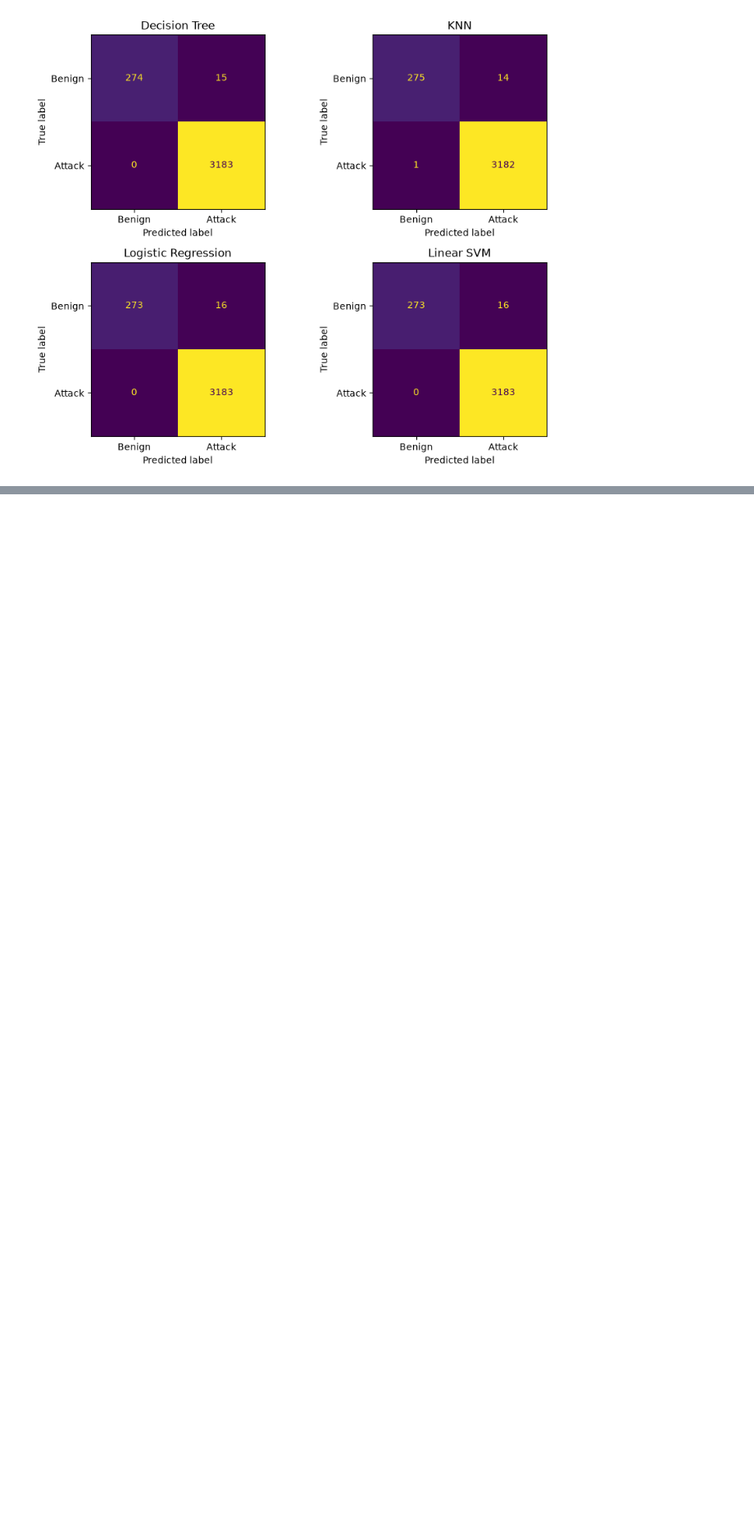
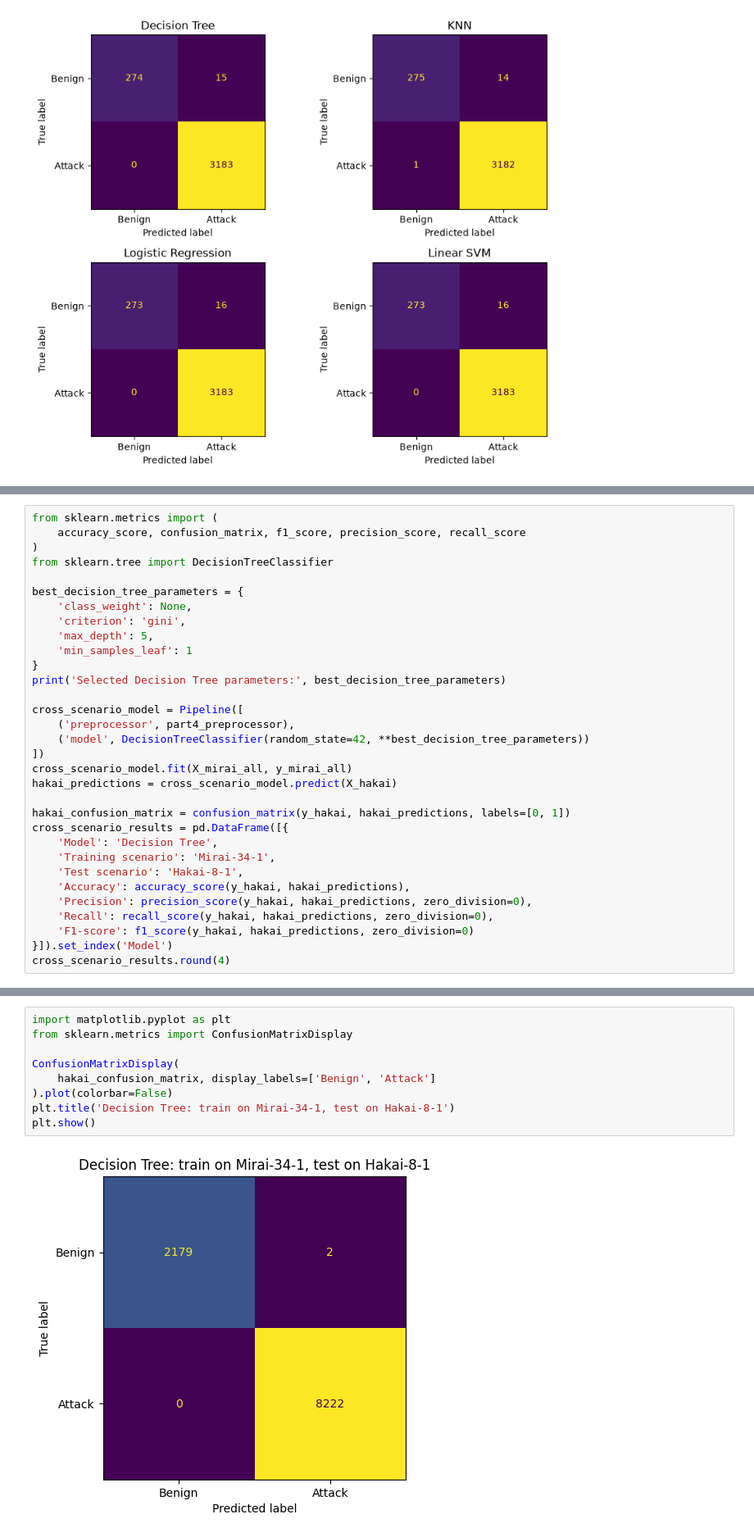
Before and after one commit to JVSutter/IoT-Security-Labs, a Jupyter notebook: INF6953QE_Lab1/lab1.ipynb, the cells around one changed output, grey strips where cells are left out. Shown at 82% size. Drawn from its saved outputs; the diff is of its cells as text; blank space fills up the shorter version.

Commit message:
Add test for Decision Tree on a different scenario

```diff
--- a/INF6953QE_Lab1/lab1.ipynb
+++ b/INF6953QE_Lab1/lab1.ipynb
@@ -284,0 +382,32 @@ plt.show()
+# %%
+from sklearn.metrics import (
+    accuracy_score, confusion_matrix, f1_score, precision_score, recall_score
+)
+from sklearn.tree import DecisionTreeClassifier
+
+best_decision_tree_parameters = {
+    'class_weight': None,
+    'criterion': 'gini',
+    'max_depth': 5,
+    'min_samples_leaf': 1
+}
+print('Selected Decision Tree parameters:', best_decision_tree_parameters)
+
+cross_scenario_model = Pipeline([
+    ('preprocessor', part4_preprocessor),
+    ('model', DecisionTreeClassifier(random_state=42, **best_decision_tree_parameters))
+])
+cross_scenario_model.fit(X_mirai_all, y_mirai_all)
+hakai_predictions = cross_scenario_model.predict(X_hakai)
+
+hakai_confusion_matrix = confusion_matrix(y_hakai, hakai_predictions, labels=[0, 1])
+cross_scenario_results = pd.DataFrame([{
+    'Model': 'Decision Tree',
+    'Training scenario': 'Mirai-34-1',
+    'Test scenario': 'Hakai-8-1',
+    'Accuracy': accuracy_score(y_hakai, hakai_predictions),
+    'Precision': precision_score(y_hakai, hakai_predictions, zero_division=0),
+    'Recall': recall_score(y_hakai, hakai_predictions, zero_division=0),
+    'F1-score': f1_score(y_hakai, hakai_predictions, zero_division=0)
+}]).set_index('Model')
+cross_scenario_results.round(4)
@@ -284,0 +423,11 @@ plt.show()
+# %%
+import matplotlib.pyplot as plt
+from sklearn.metrics import ConfusionMatrixDisplay
+
+ConfusionMatrixDisplay(
+    hakai_confusion_matrix, display_labels=['Benign', 'Attack']
+).plot(colorbar=False)
+plt.title('Decision Tree: train on Mirai-34-1, test on Hakai-8-1')
+plt.show()
+# %% [output]
+[figure, added]
```
Also changed, not shown: parts of 7 cells of this notebook, 1 other file.
